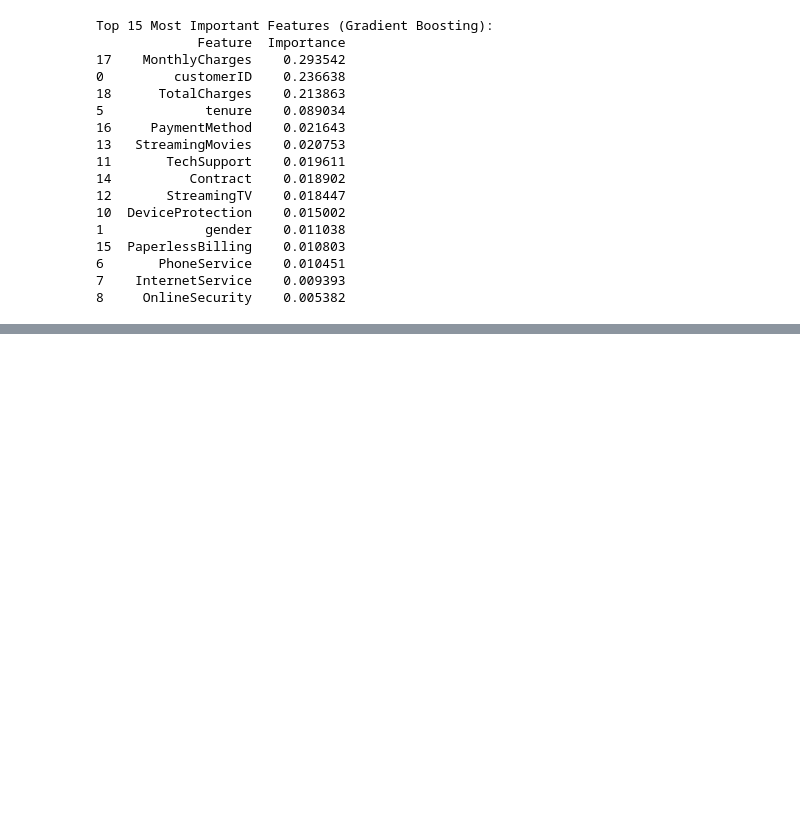
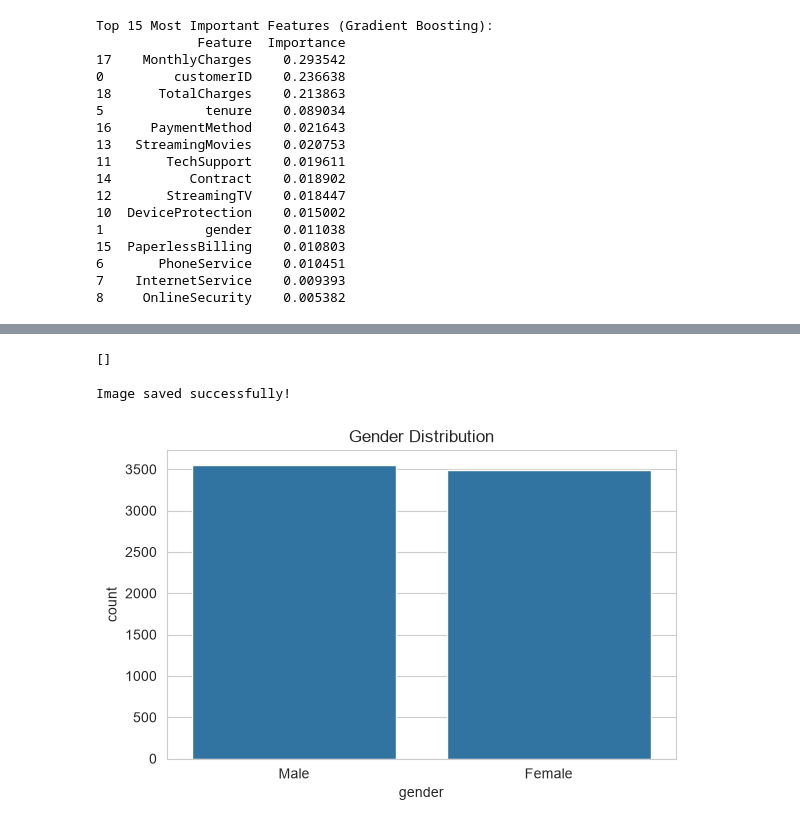
Before and after one commit to ManvithaBodla/Customer-Churn-Prediction, a Jupyter notebook: notebooks/Customer_Churn.ipynb, the cells around one changed output, grey strips where cells are left out. Cells and saved outputs as stored; diff of their text form; code cells hidden in the pictures; blank space fills up the shorter version.

```diff
--- a/notebooks/Customer_Churn.ipynb
+++ b/notebooks/Customer_Churn.ipynb
@@ -339,0 +360,32 @@ Top 15 Most Important Features (Gradient Boosting):
+# %%
+import glob
+
+print(glob.glob("**/*.png", recursive=True))
+# %% [output]
+[]
+# %%
+import matplotlib.pyplot as plt
+import os
+
+os.makedirs("../outputs", exist_ok=True)
+
+plt.figure(figsize=(5,4))
+plt.plot([1,2,3,4],[10,20,15,25])
+plt.title("Test Image")
+
+plt.savefig("../outputs/test.png")
+
+plt.close()
+
+print("Image saved successfully!")
+# %% [output]
+Image saved successfully!
+# %%
+plt.figure(figsize=(6,4))
+sns.countplot(data=df, x='gender')
+plt.title("Gender Distribution")
+plt.tight_layout()
+plt.savefig("../outputs/gender_distribution.png", dpi=300)
+plt.show()
+# %% [output]
+[figure, added]
```
Also changed, not shown: parts of 12 cells of this notebook.
